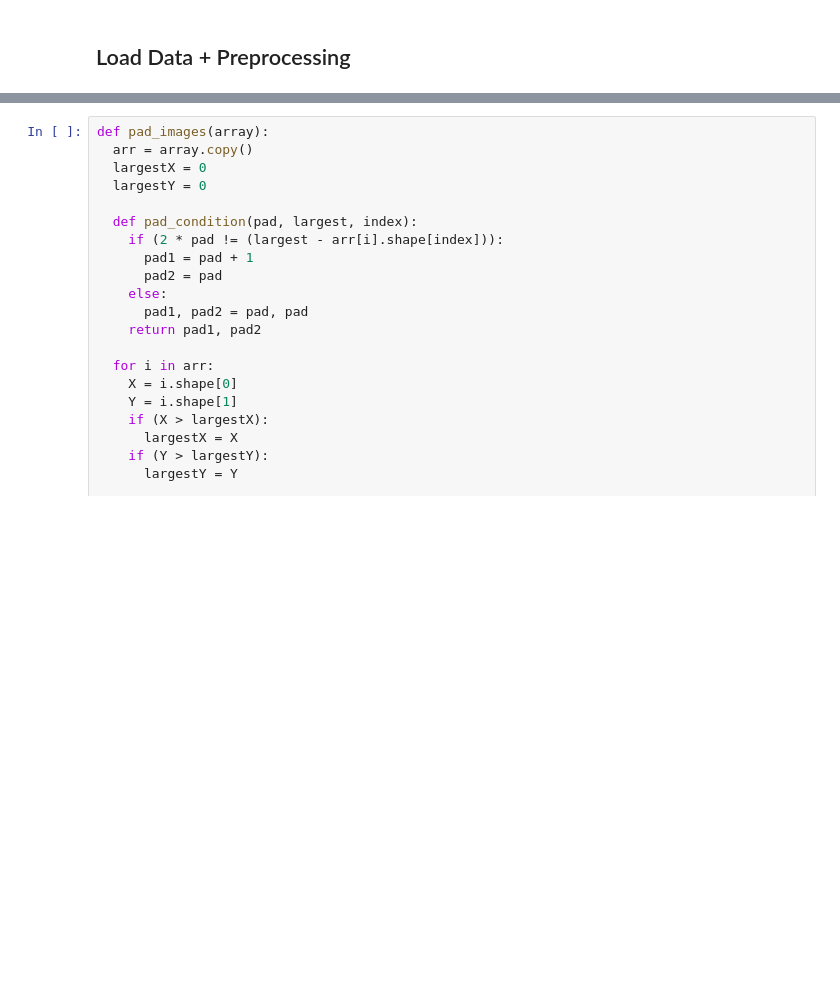
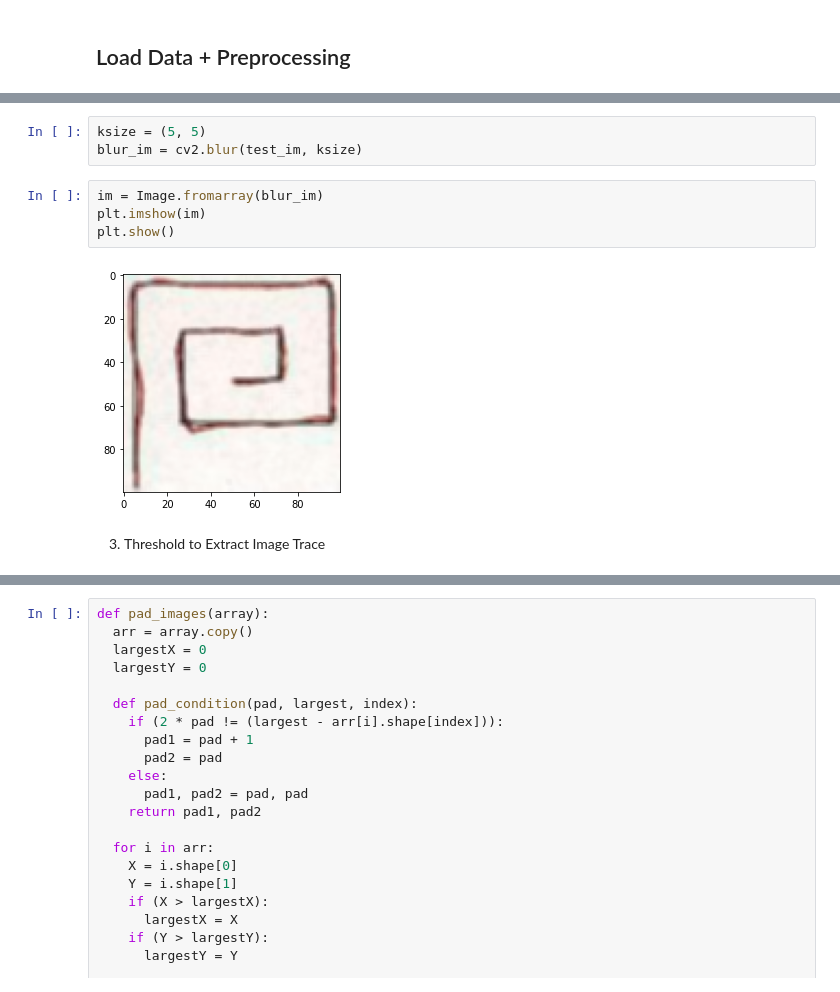
Before and after one commit to PDNow-Research/PDNow, a Jupyter notebook: HandPD/NeuralNets/CNN_Tensorflow.ipynb, the cells around one changed output, grey strips where cells are left out. Drawn from its saved outputs; the diff is of its cells as text; blank space fills up the shorter version.

```diff
--- a/HandPD/NeuralNets/CNN_Tensorflow.ipynb
+++ b/HandPD/NeuralNets/CNN_Tensorflow.ipynb
@@ -54,0 +98,11 @@ def extract_images(path, c): # path of data, class of data
+# %%
+ksize = (5, 5)
+blur_im = cv2.blur(test_im, ksize)
+# %%
+im = Image.fromarray(blur_im)
+plt.imshow(im)
+plt.show()
+# %% [output]
+[figure, added]
+# %% [markdown]
+3. Threshold to Extract Image Trace
```
Also changed, not shown: parts of 14 cells of this notebook.
